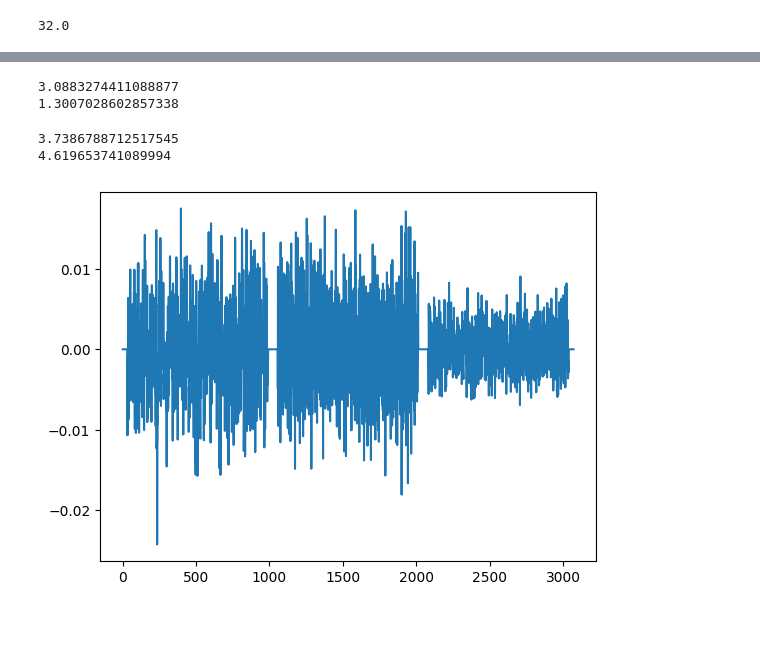
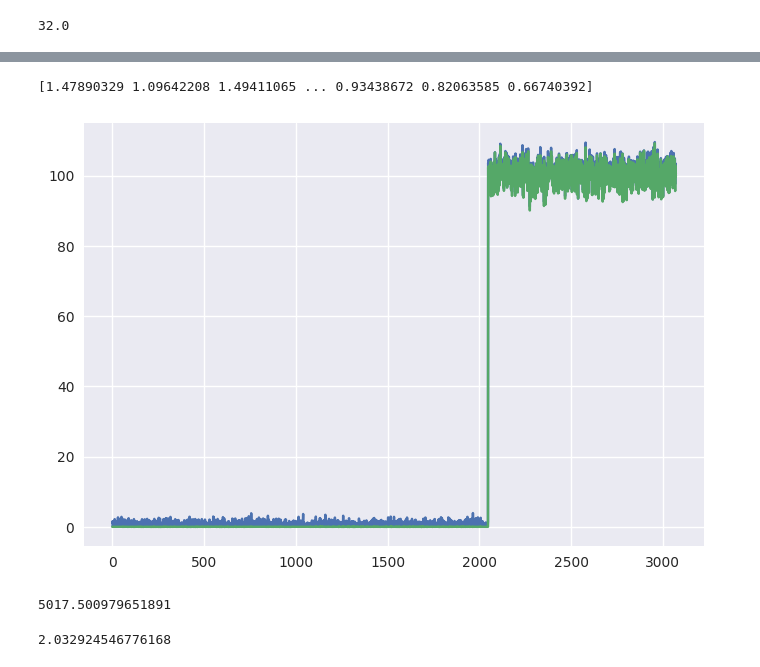
Before and after one commit to VTrappler/DA_PoC, a Jupyter notebook: notebooks/shallow_DA.ipynb, the cells around one changed output, grey strips where cells are left out. Cells and saved outputs as stored; diff of their text form; code cells hidden in the pictures; blank space fills up the shorter version.

```diff
--- a/notebooks/shallow_DA.ipynb
+++ b/notebooks/shallow_DA.ipynb
@@ -139,5 +149,13 @@ import datetime
 # %%
-exp_name =datetime.strtime("%H:%M:%S")
-gn_result = numerical_model_sw.GNmethod(x1, verbose=True, prec=None, log_file=os.path.join(os.getcwd(), 'log_sw.txt'), exp_name="sw", i_cycle=0)
+exp_name = datetime.now().strftime("%H:%M:%S")
+gn_result = numerical_model_sw.GNmethod(
+    x1,
+    verbose=True,
+    prec=None,
+    log_file=os.path.join(os.getcwd(), "log_sw.txt"),
+    exp_name=exp_name,
+    i_cycle=0,
+)
+gn_x = gn_result['gn_x']
 # %% [output]
     #exp, ncycle, nouter,     f(x),   CGiter, logdet,     cond, condprec
@@ -148,16 +165,15 @@ Jb = numerical_model_sw.background_cost(x1)
-# %%
-print( 0.5 *(Jo.T @ Jo))
-print(Jb)
-# %% [output]
-3.0883274411088877
-1.3007028602857338
+# %%
+plt.plot(x1)
+plt.plot(gn_x)
+print(x1 - gn_x)
+# %% [output]
+[1.47890329 1.09642208 1.49411065 ... 0.93438672 0.82063585 0.66740392]
+[figure, added]
+# %%
+print(numerical_model_sw.cost_function(x1))
+# %% [output]
+5017.500979651891
 # %%
-gn_x = gn_result['gn_x']
+print(numerical_model_sw.cost_function(gn_result['gn_x']))
+# %% [output]
+2.032924546776168
-# %%
-plt.plot(background - gn_x)
-print(numerical_model_sw.cost_function(gn_x))
-print(numerical_model_sw.cost_function(background))
-# %% [output]
-3.7386788712517545
-4.619653741089994
-[figure, removed]
```
Also changed, not shown: parts of 23 cells of this notebook, 2 other files.
